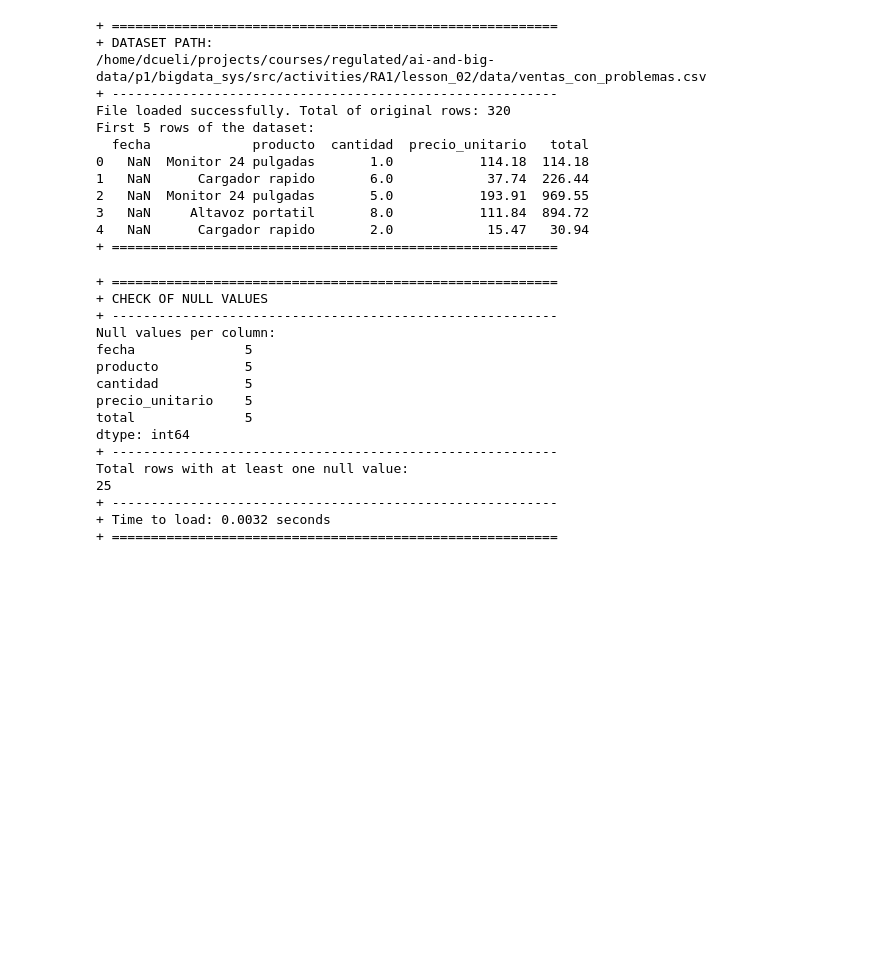
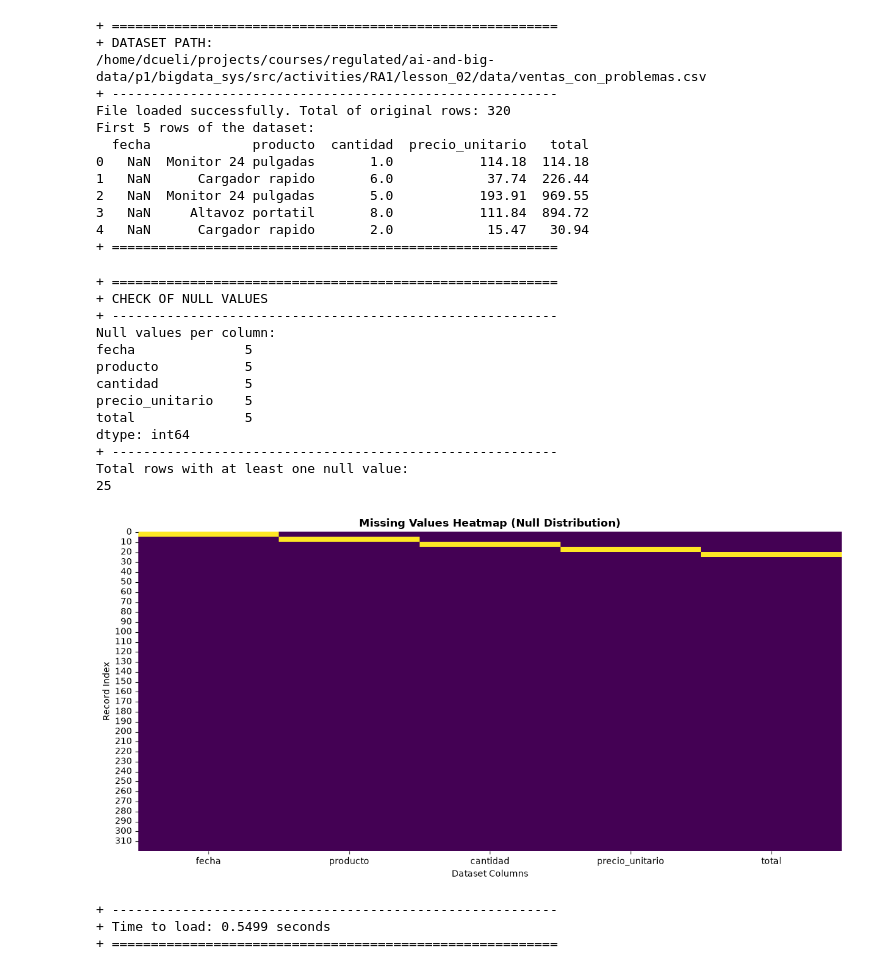
Before and after one commit to dcueli-com/bigdata_sys, a Jupyter notebook: src/activities/RA1/lesson_02/notebooks/2_5_1_analysing_dataset.ipynb, the cells around one changed output. Saved outputs shown, nothing was run; the diff lists cells and outputs as text; code cells hidden in the pictures; blank space fills up the shorter version.

Commit message:
Updating exercise 2.5, adding chart to analysing notebook

```diff
--- a/src/activities/RA1/lesson_02/notebooks/2_5_1_analysing_dataset.ipynb
+++ b/src/activities/RA1/lesson_02/notebooks/2_5_1_analysing_dataset.ipynb
@@ -87,7 +95,7 @@ First 5 rows of the dataset:
 4   NaN      Cargador rapido       2.0            15.47   30.94
 + =========================================================
 # %%
-# DATA CLEANING
+# DATA ANALYSIS
 # =============
 # 1. CHECK OF NULL VALUES
 # -----------------------
@@ -98,44 +106,47 @@ tInit: float = time.time()
 # Totalize and print the number of null values per column in the dataset,
 # as well as the total number of rows with at least one null value.
 #
-# @param pPf: pd.DataFrame The pandas dataframe to check for null values.
+# @param pDf: pd.DataFrame The pandas dataframe to check for null values.
 # @return None
-def CheckNullValues(pPf: pd.DataFrame) -> None:
+def CheckNullValues(pDf: pd.DataFrame) -> None:
   # Total null values per column in the dataset
-  nullValuesPerColumn: int = pPf.isnull().sum()
+  nullValuesPerColumn: int = pDf.isnull().sum()
   print("Null values per column:")
   print(nullValuesPerColumn)
-  hlp.SectionBreak(0,0)
+  csl.SectionBreak(0,0)
 
   # Total rows with at least one null value
-  rowsWithNulls: pd.DataFrame = pPf[pPf.isnull().any(axis=1)]
+  rowsWithNulls: pd.DataFrame = pDf[pDf.isnull().any(axis=1)]
   print(f"Total rows with at least one null value: \n{len(rowsWithNulls)}")
 
+  cht.MissingValuesCht(pDf)
+
 # Execute script
-hlp.SectionBegin("CHECK OF NULL VALUES", 0)
-hlp.SectionBreak(0,0)
+csl.SectionBegin("CHECK OF NULL VALUES", 0)
+csl.SectionBreak(0,0)
 
 CheckNullValues(df)
-hlp.SectionBreak(0,0)
+csl.SectionBreak(0,0)
 
 tEnd: float = time.time()
 print(f"+ Time to load: {tEnd - tInit:.4f} seconds")
-hlp.SectionEnd(0)
+csl.SectionEnd(0)
 # %% [output]
 + =========================================================
 + CHECK OF NULL VALUES
 + ---------------------------------------------------------
 Null values per column:
 fecha              5
 producto           5
 cantidad           5
 precio_unitario    5
 total              5
 dtype: int64
 + ---------------------------------------------------------
 Total rows with at least one null value:
 25
-+ ---------------------------------------------------------
-+ Time to load: 0.0032 seconds
-+ =========================================================
+[figure, added]
++ ---------------------------------------------------------
++ Time to load: 0.5499 seconds
++ =========================================================
 # %%
```
Also changed, not shown: parts of 8 cells of this notebook, 6 other files.
